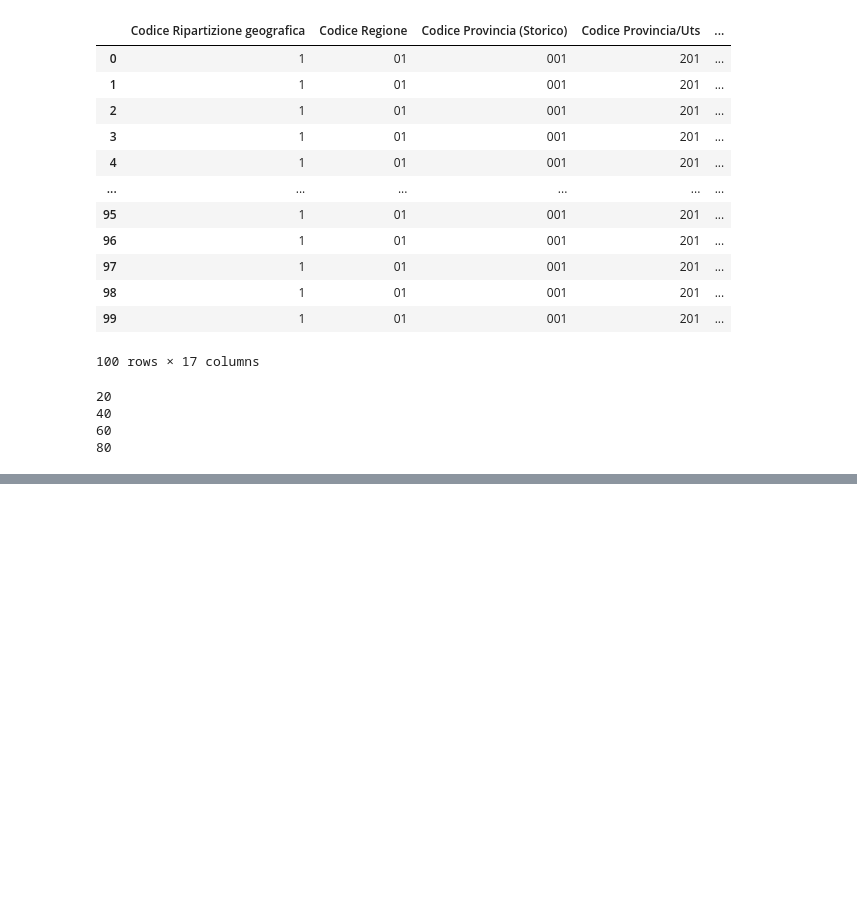
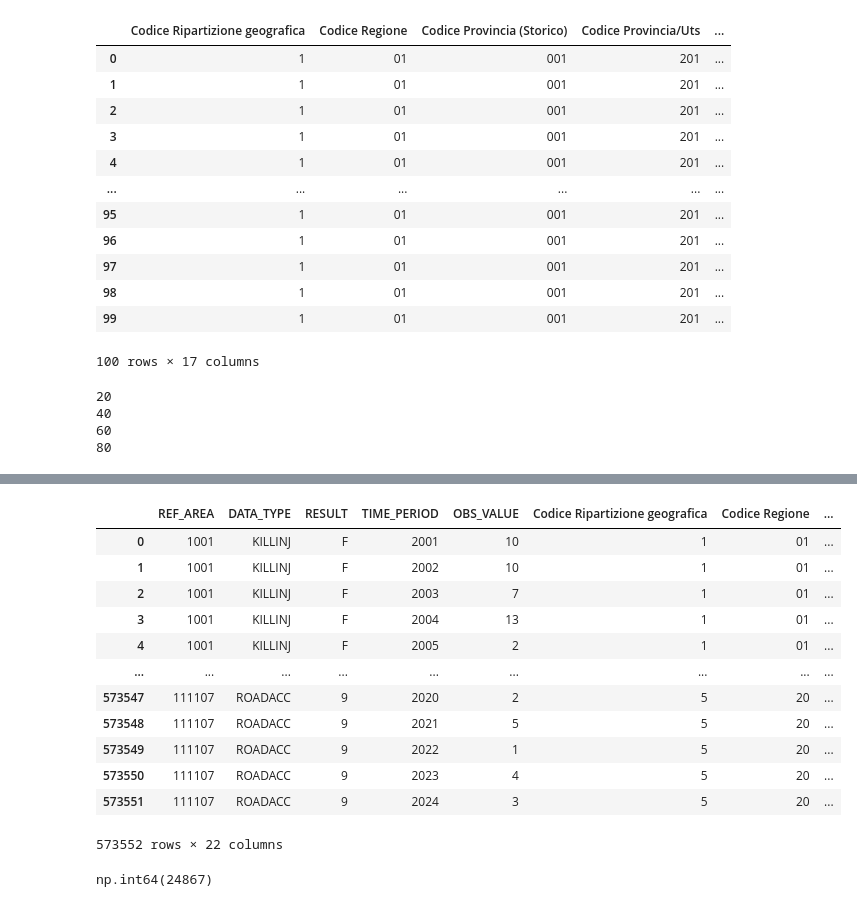
Before and after one commit to andreamigliore91-cyber/final_project_boolean, a Jupyter notebook: final_project.ipynb, the cells around one changed output, grey strips where cells are left out. Saved outputs shown, nothing was run; the diff lists cells and outputs as text; code cells hidden in the pictures; blank space fills up the shorter version.

Commit message:
Correct the for cicle inclunding the first page and merging the data

```diff
--- a/final_project.ipynb
+++ b/final_project.ipynb
@@ -176,7 +174,7 @@ def scrape_page(page):
     return pd.DataFrame(data, columns=column_names)
 
 df_list = []
-pages = [p for p in range(2, 81)] # changing the range according to the last page saved
+pages = [p for p in range(1, 81)]
 
 for p in pages:
     df_list.append(scrape_page(p))
@@ -196,0 +239,3 @@ df_comuni.shape
+# %%
+# Changing REF_AREA to string type in order to merge the two df
+df_filtered['REF_AREA'] = df_filtered['REF_AREA'].astype(str)
@@ -196,0 +257,23 @@ df_comuni.shape
+# %%
+# Merging thw two df
+car_accidents_df = df_filtered.merge(df_comuni, how='left', left_on = 'REF_AREA', right_on = 'Codice Comune (numerico)')
+# %%
+car_accidents_df
+# %% [output]
+|  | REF_AREA | DATA_TYPE | RESULT | TIME_PERIOD | OBS_VALUE | Codice Ripartizione geografica | Codice Regione | ... |
+| 0 | 1001 | KILLINJ | F | 2001 | 10 | 1 | 01 | ... |
+| 1 | 1001 | KILLINJ | F | 2002 | 10 | 1 | 01 | ... |
+| 2 | 1001 | KILLINJ | F | 2003 | 7 | 1 | 01 | ... |
+| 3 | 1001 | KILLINJ | F | 2004 | 13 | 1 | 01 | ... |
+| 4 | 1001 | KILLINJ | F | 2005 | 2 | 1 | 01 | ... |
+| ... | ... | ... | ... | ... | ... | ... | ... | ... |
+| 573547 | 111107 | ROADACC | 9 | 2020 | 2 | 5 | 20 | ... |
+| 573548 | 111107 | ROADACC | 9 | 2021 | 5 | 5 | 20 | ... |
+| 573549 | 111107 | ROADACC | 9 | 2022 | 1 | 5 | 20 | ... |
+| 573550 | 111107 | ROADACC | 9 | 2023 | 4 | 5 | 20 | ... |
+| 573551 | 111107 | ROADACC | 9 | 2024 | 3 | 5 | 20 | ... |
+573552 rows × 22 columns
+# %%
+car_accidents_df['Comune'].isna().sum()
+# %% [output]
+np.int64(24867)
```
Also changed, not shown: parts of 7 cells of this notebook.
